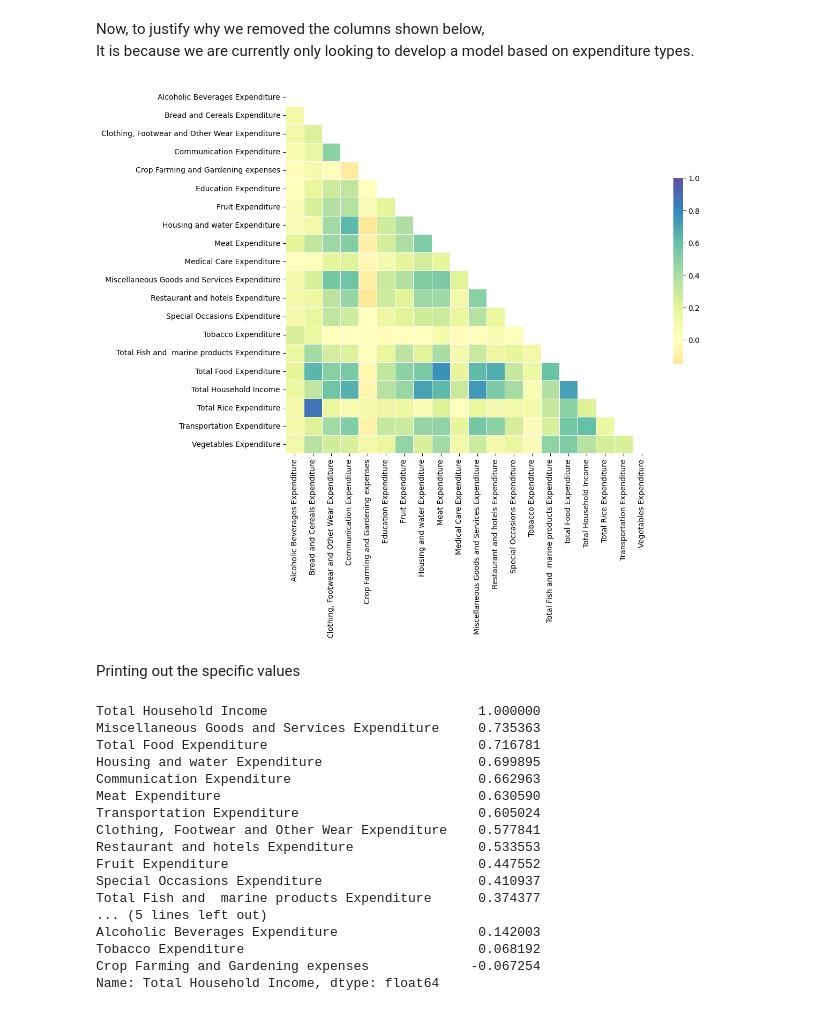
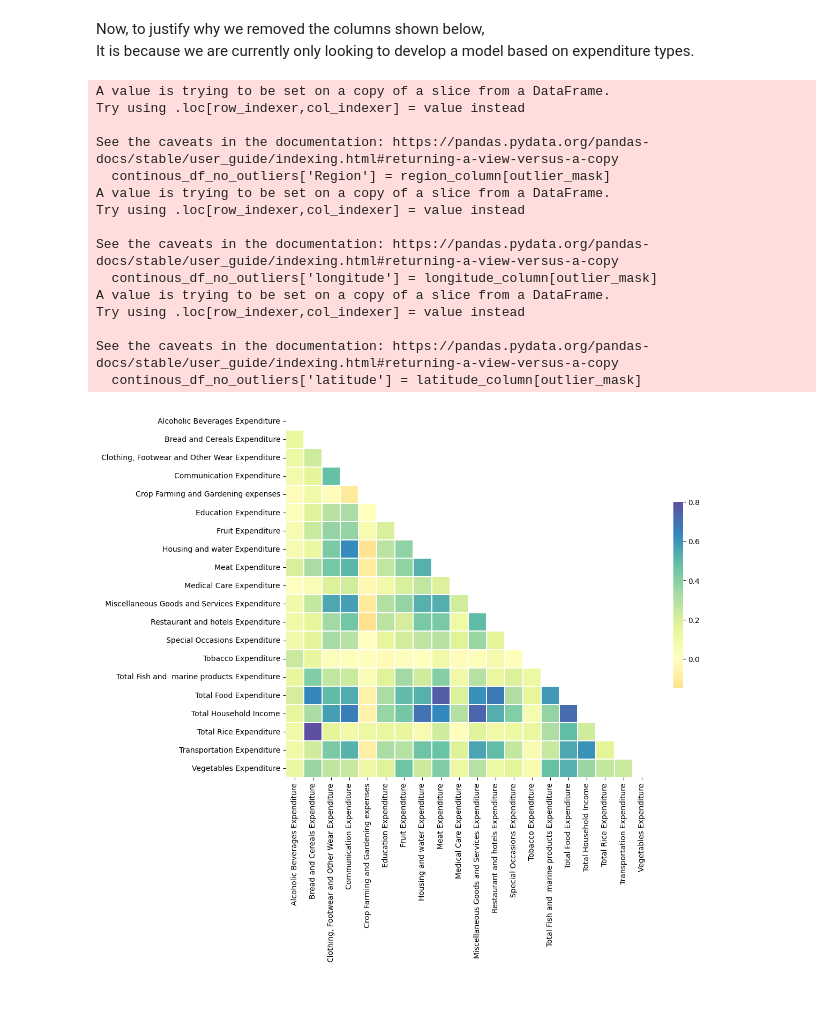
Before and after one commit to Meowxeth/PT-CaseStudy, a Jupyter notebook: main.ipynb, the cells around one changed output. Drawn from its saved outputs; the diff is of its cells as text; code cells hidden in the pictures.

```diff
--- a/main.ipynb
+++ b/main.ipynb
@@ -110,12 +110,6 @@ df['longitude'] = df['Region'].map(lambda x: philippine_regions.get(x, (0, 0))[1
 Now, to justify why we removed the columns shown below,
 It is because we are currently only looking to develop a model based on expenditure types.
 # %%
-import numpy as np
-import pandas as pd
-import seaborn as sns
-import matplotlib.pyplot as plt
-from scipy.stats import zscore
-
 # List of columns to drop
 dropped_columns = [
     'Total Number of Family members',
@@ -161,65 +155,57 @@ dropped_columns = [
 
 # Separate the 'Region', 'Longitude', and 'Latitude' columns
 region_column = df['Region']
 longitude_column = df['longitude']
 latitude_column = df['latitude']
 
 # Drop the specified columns to keep only continuous numerical columns
 continous_df = df.drop(columns=dropped_columns, axis=1)
 
-# Retain the 'Region', 'Longitude', and 'Latitude' columns in the dataframe
-continous_df['Region'] = region_column
-continous_df['longitude'] = longitude_column
-continous_df['latitude'] = latitude_column
-
 # Remove outliers only from the numerical columns, excluding 'Longitude' and 'Latitude'
 # Compute z-scores for only numeric columns but exclude 'Longitude' and 'Latitude'
 numeric_columns = continous_df.select_dtypes(include=[np.number]).columns
 numeric_columns_to_filter = numeric_columns.difference(
     ['longitude', 'latitude'])
 
-continous_df_no_outliers = continous_df[
-    (np.abs(zscore(continous_df[numeric_columns_to_filter])) < 3).all(axis=1)
-]
+# Filter rows based on z-scores (outlier removal)
+outlier_mask = (
+    np.abs(zscore(continous_df[numeric_columns_to_filter])) < 3).all(axis=1)
+continous_df_no_outliers = continous_df[outlier_mask]
+
+# Add back the 'Region', 'Longitude', and 'Latitude' columns to the filtered dataframe
+continous_df_no_outliers['Region'] = region_column[outlier_mask]
+continous_df_no_outliers['longitude'] = longitude_column[outlier_mask]
+continous_df_no_outliers['latitude'] = latitude_column[outlier_mask]
 
 # Compute correlation matrix for numerical columns, excluding 'Longitude' and 'Latitude'
 corr = continous_df_no_outliers[numeric_columns_to_filter].corr()
 
 # Create a mask for the upper triangle of the heatmap
 mask = np.triu(np.ones_like(corr, dtype=bool))
 
 # Set up the matplotlib figure
 f, ax = plt.subplots(figsize=(11, 9))
 
-# Generate a custom diverging colormap
-cmap = sns.diverging_palette(230, 20, as_cmap=True)
 
 # Draw the heatmap with the mask and correct aspect ratio
-sns.heatmap(corr, mask=mask, cmap="Spectral", vmax=1, center=0,
-            square=True, linewidths=.5, cbar_kws={"shrink": .5})
+sns.heatmap(corr, mask=mask, cmap="Spectral", vmax=0.8, center=0,
+            square=True, linewidths=0.3, cbar_kws={"shrink": .5})
 
 plt.show()
 # %% [output]
+A value is trying to be set on a copy of a slice from a DataFrame.
+Try using .loc[row_indexer,col_indexer] = value instead
+
+See the caveats in the documentation: https://pandas.pydata.org/pandas-docs/stable/user_guide/indexing.html#returning-a-view-versus-a-copy
+  continous_df_no_outliers['Region'] = region_column[outlier_mask]
+A value is trying to be set on a copy of a slice from a DataFrame.
+Try using .loc[row_indexer,col_indexer] = value instead
+
+See the caveats in the documentation: https://pandas.pydata.org/pandas-docs/stable/user_guide/indexing.html#returning-a-view-versus-a-copy
+  continous_df_no_outliers['longitude'] = longitude_column[outlier_mask]
+A value is trying to be set on a copy of a slice from a DataFrame.
+Try using .loc[row_indexer,col_indexer] = value instead
+
+See the caveats in the documentation: https://pandas.pydata.org/pandas-docs/stable/user_guide/indexing.html#returning-a-view-versus-a-copy
+  continous_df_no_outliers['latitude'] = latitude_column[outlier_mask]
-[figure, old version]
+[figure, new version]
-# %% [markdown]
-Printing out the specific values
-# %%
-print(corr['Total Household Income'].sort_values(ascending=False))
-# %% [output]
-Total Household Income                           1.000000
-Miscellaneous Goods and Services Expenditure     0.735363
-Total Food Expenditure                           0.716781
-Housing and water Expenditure                    0.699895
-Communication Expenditure                        0.662963
-Meat Expenditure                                 0.630590
-Transportation Expenditure                       0.605024
-Clothing, Footwear and Other Wear Expenditure    0.577841
-Restaurant and hotels Expenditure                0.533553
-Fruit Expenditure                                0.447552
-Special Occasions Expenditure                    0.410937
-Total Fish and  marine products Expenditure      0.374377
-... (5 lines left out)
-Alcoholic Beverages Expenditure                  0.142003
-Tobacco Expenditure                              0.068192
-Crop Farming and Gardening expenses             -0.067254
-Name: Total Household Income, dtype: float64
```
Also changed, not shown: parts of 4 cells of this notebook.
